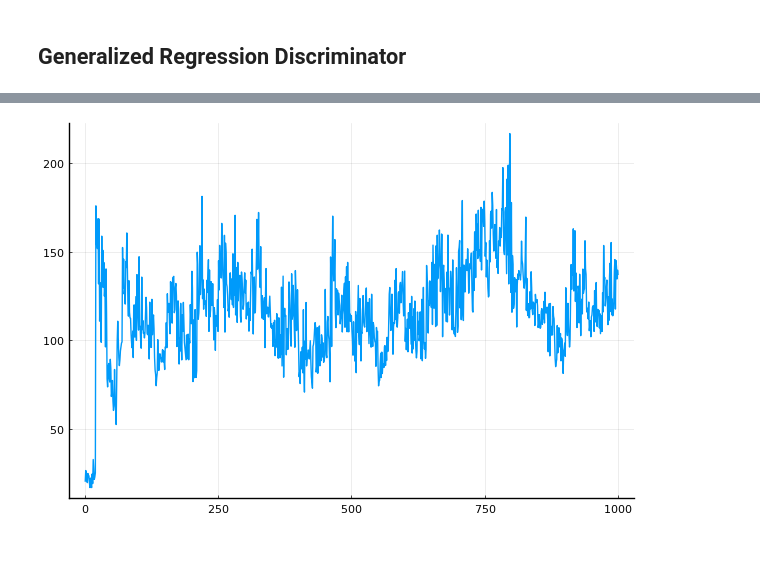
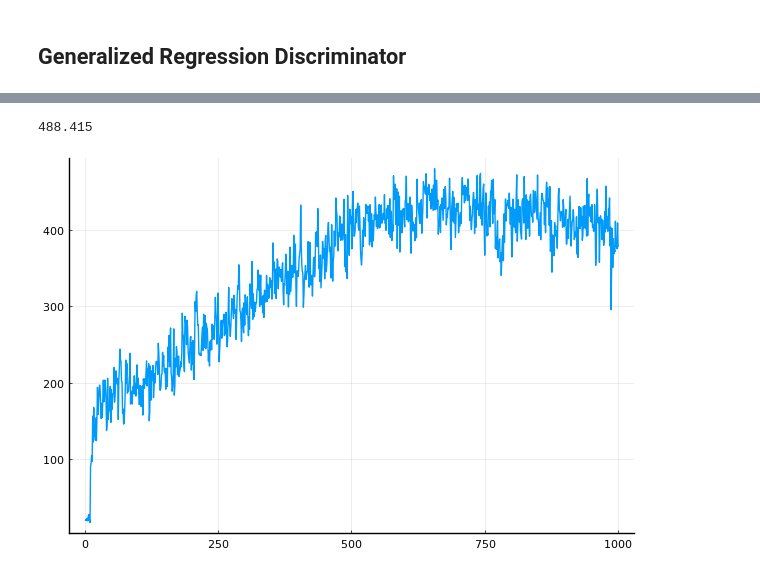
Before and after one commit to RafaelFK/Ramnet.jl, a Jupyter notebook: examples/Cartpole_with_WNN.ipynb, the cells around one changed output, grey strips where cells are left out. Cells and saved outputs as stored; diff of their text form; code cells hidden in the pictures.

```diff
--- a/examples/Cartpole_with_WNN.ipynb
+++ b/examples/Cartpole_with_WNN.ipynb
@@ -356,17 +356,27 @@ run_episode(env, wagent_gen; render=true)
+# %%
+mean_cum_reward(env, wagent_gen, 200)
+# %% [output]
+488.415
 # %%
-res = 270
+res = 330
 n = 30
 
 results = experiment(
     15,
     gym.make("CartPole-v1"),
-    GeneralizedRegressionDiscriminatorAgent([0, 1], 4*res, n, Thermometer(0.0, 1.0, res); α = 0.5);
+    GeneralizedRegressionDiscriminatorAgent(
+        [0, 1],
+        4*res,
+        n,
+        CircularThermometer(cartpole_state_min, cartpole_state_max, res);
+        α = 0.2
+    );
     epsilon=0.01,
-    exp_batch_size=10,
+    exp_batch_size=2,
     episodes=1000,
-    random_start=20
+    random_start=10
 )
 
 learning_curve(results)
 # %% [output]
-[figure, old version]
+[figure, new version]
```
Also changed, not shown: parts of 10 cells of this notebook, 13 other files.
